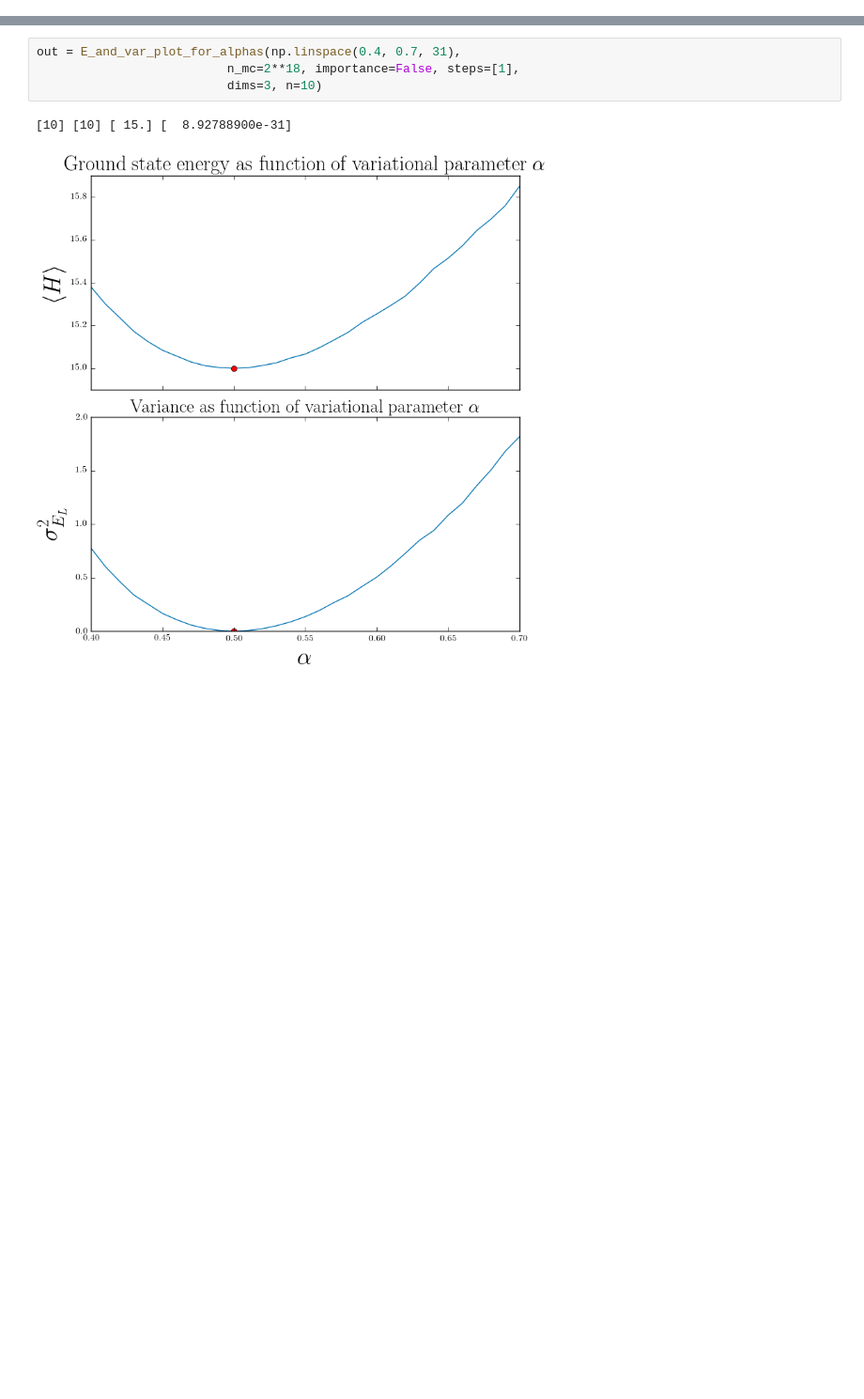
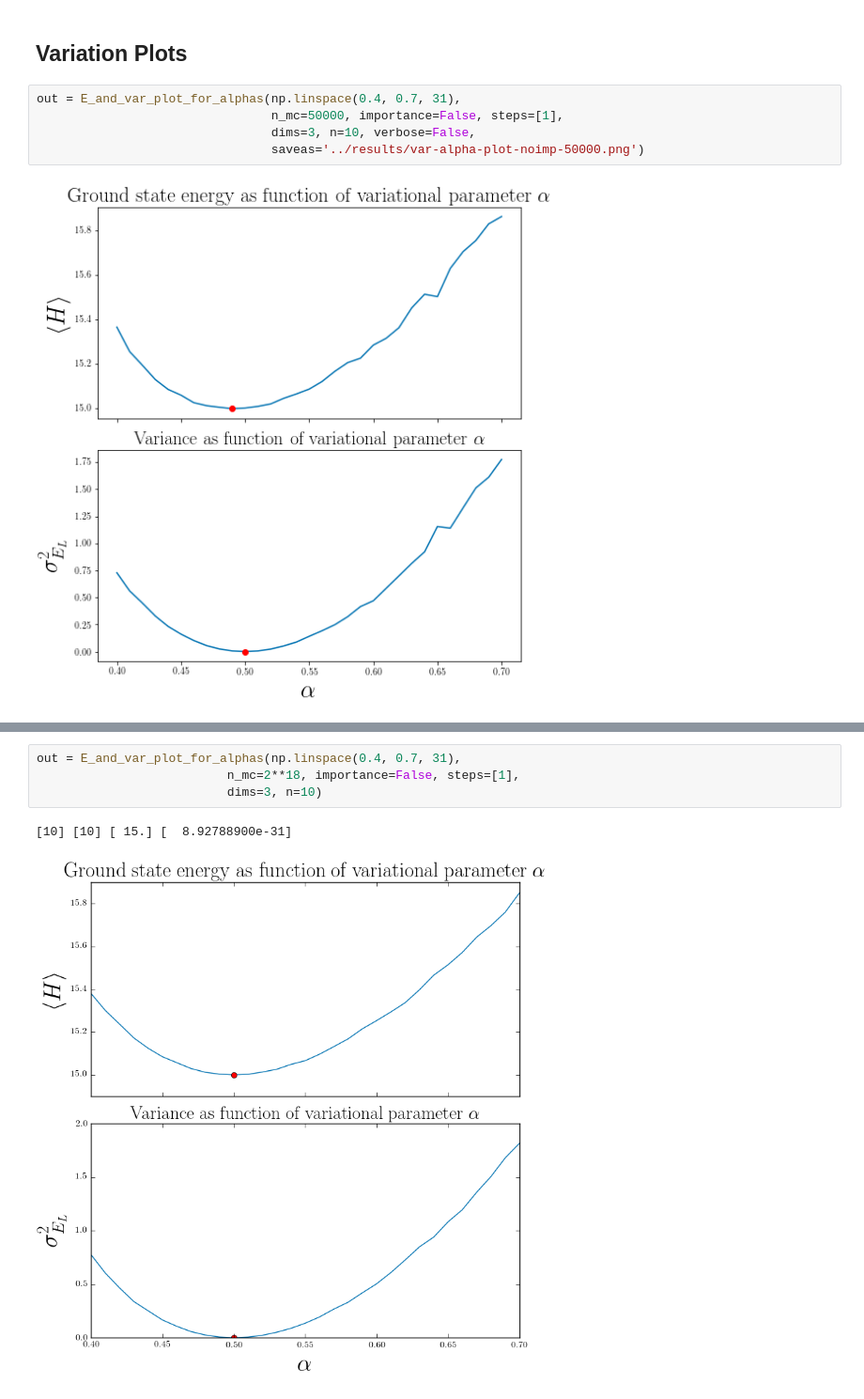
Before and after one commit to bsamseth/qflow, a Jupyter notebook: project1/python/analysis.ipynb, the cells around one changed output, grey strips where cells are left out. Shown at 94% size. Saved outputs shown, nothing was run; the diff lists cells and outputs as text; blank space fills up the shorter version.

```diff
--- a/project1/python/analysis.ipynb
+++ b/project1/python/analysis.ipynb
@@ -16,0 +53,9 @@ from functions import *
+# %% [markdown]
+## Variation Plots
+# %%
+out = E_and_var_plot_for_alphas(np.linspace(0.4, 0.7, 31),
+                                n_mc=50000, importance=False, steps=[1],
+                                dims=3, n=10, verbose=False,
+                                saveas='../results/var-alpha-plot-noimp-50000.png')
+# %% [output]
+[figure, added]
```
Also changed, not shown: parts of 18 cells of this notebook, 1 other file.
